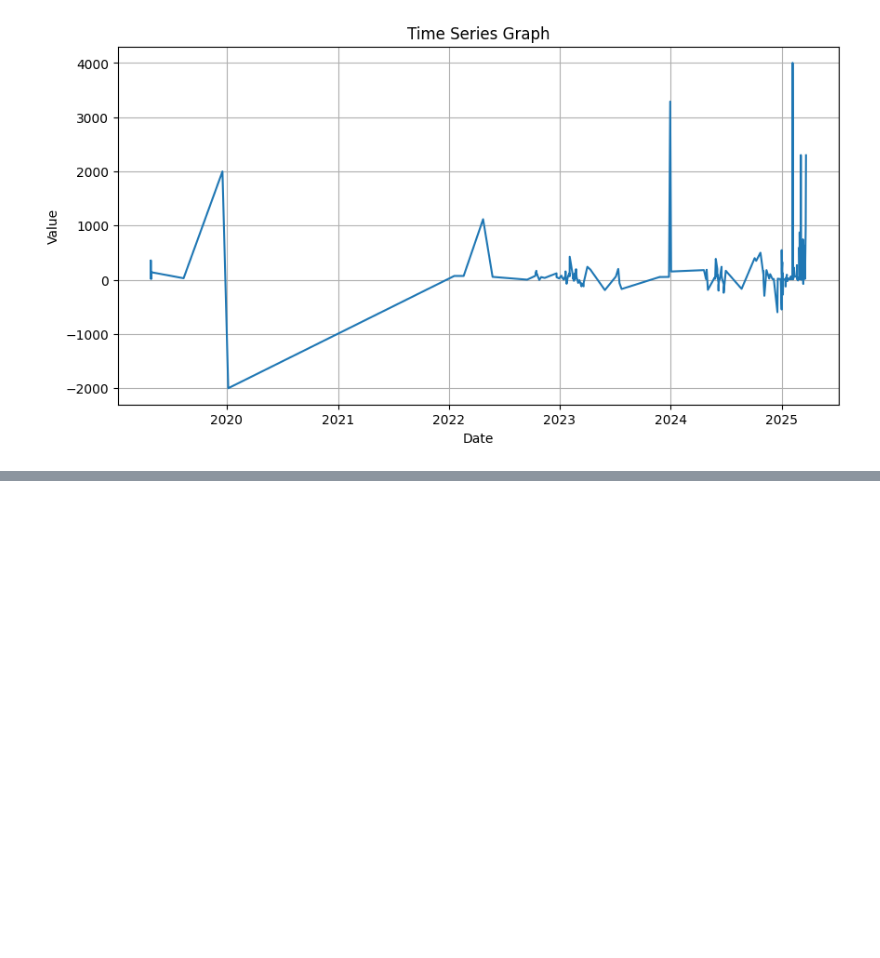
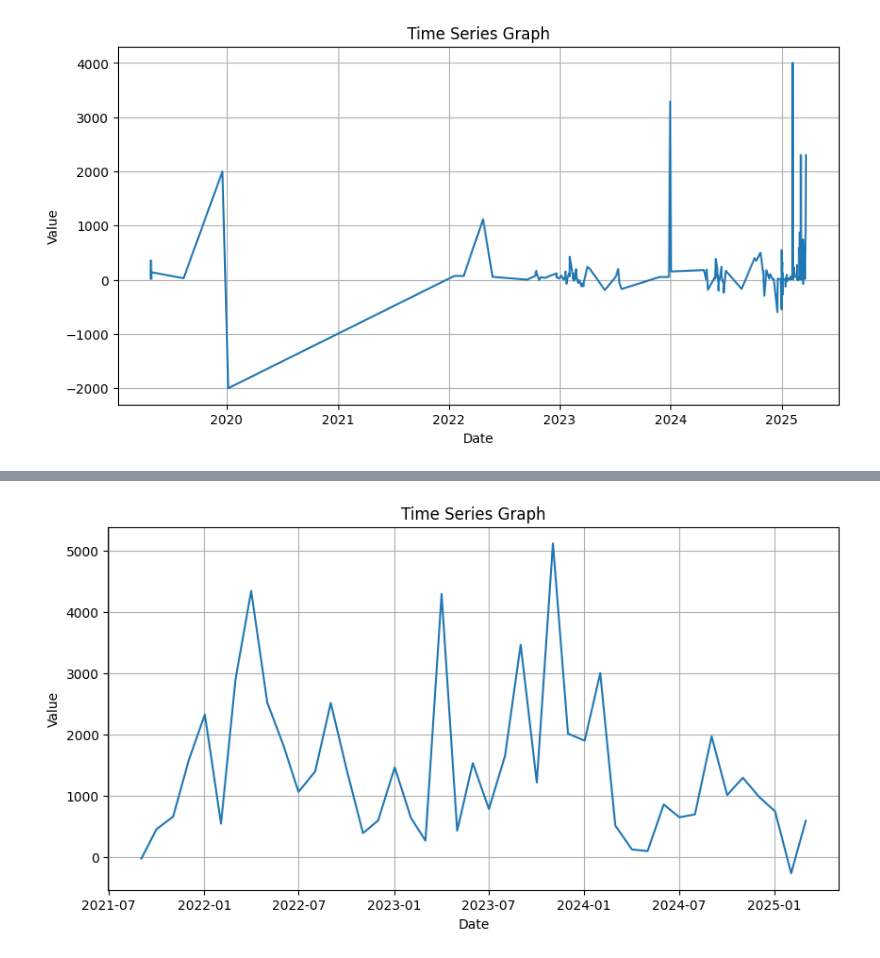
Before and after one commit to hazelLu6/synchrony-datathon-2025-alt-f4, a Jupyter notebook: time_series_analysis.ipynb, the cells around one changed output, grey strips where cells are left out. Saved outputs shown, nothing was run; the diff lists cells and outputs as text; code cells hidden in the pictures; blank space fills up the shorter version.

```diff
--- a/time_series_analysis.ipynb
+++ b/time_series_analysis.ipynb
@@ -83,3 +126,13 @@ df_non_high_sample = df_merged[df_merged['is_high_income'] == 0].sample(1000, ra
+# %%
+plt.figure(figsize=(10,5))
+plt.plot(df_one.index, df_one['prev_balance'])
+plt.xlabel('Date')
+plt.ylabel('Value')
+plt.title('Time Series Graph')
+plt.grid(True)
+plt.show()
+# %% [output]
+[figure, added]
 # %%
 fig, axes = plt.subplots(1, 2, figsize=(16, 6), sharey=True)
 
```
Also changed, not shown: parts of 4 cells of this notebook.
